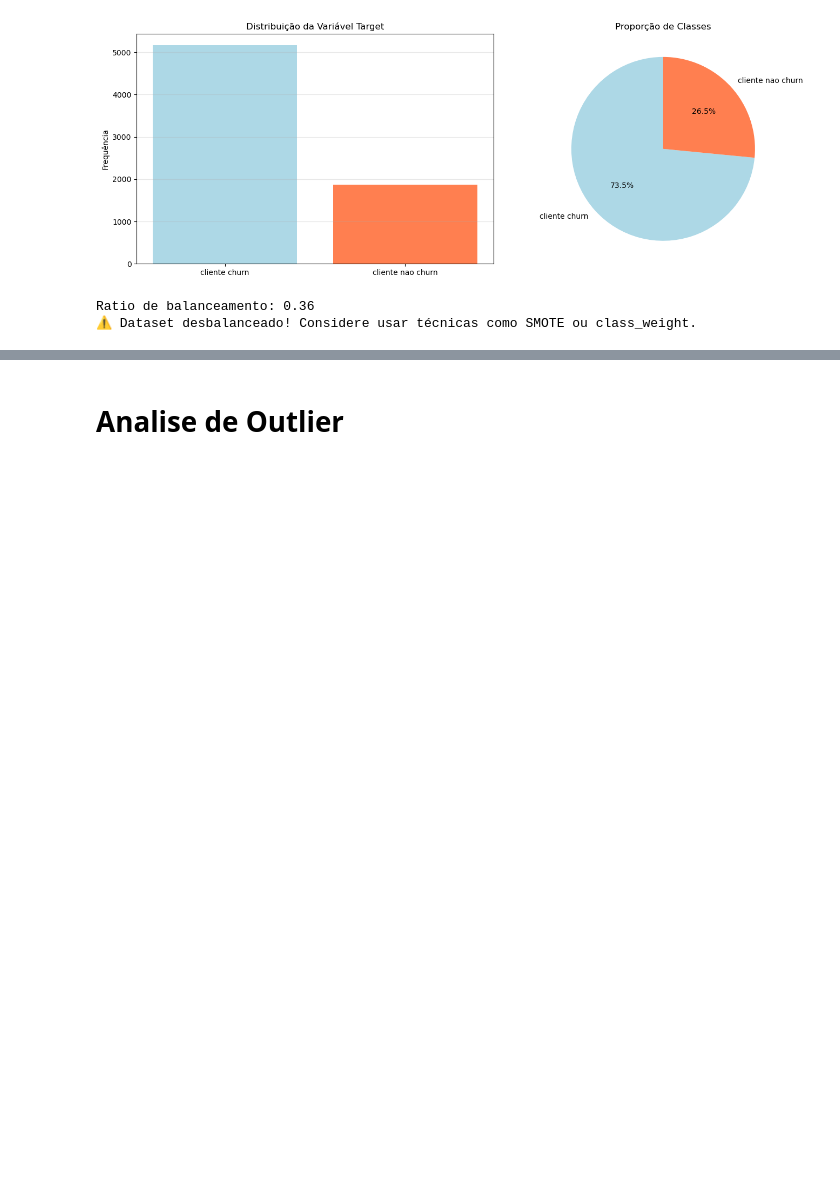
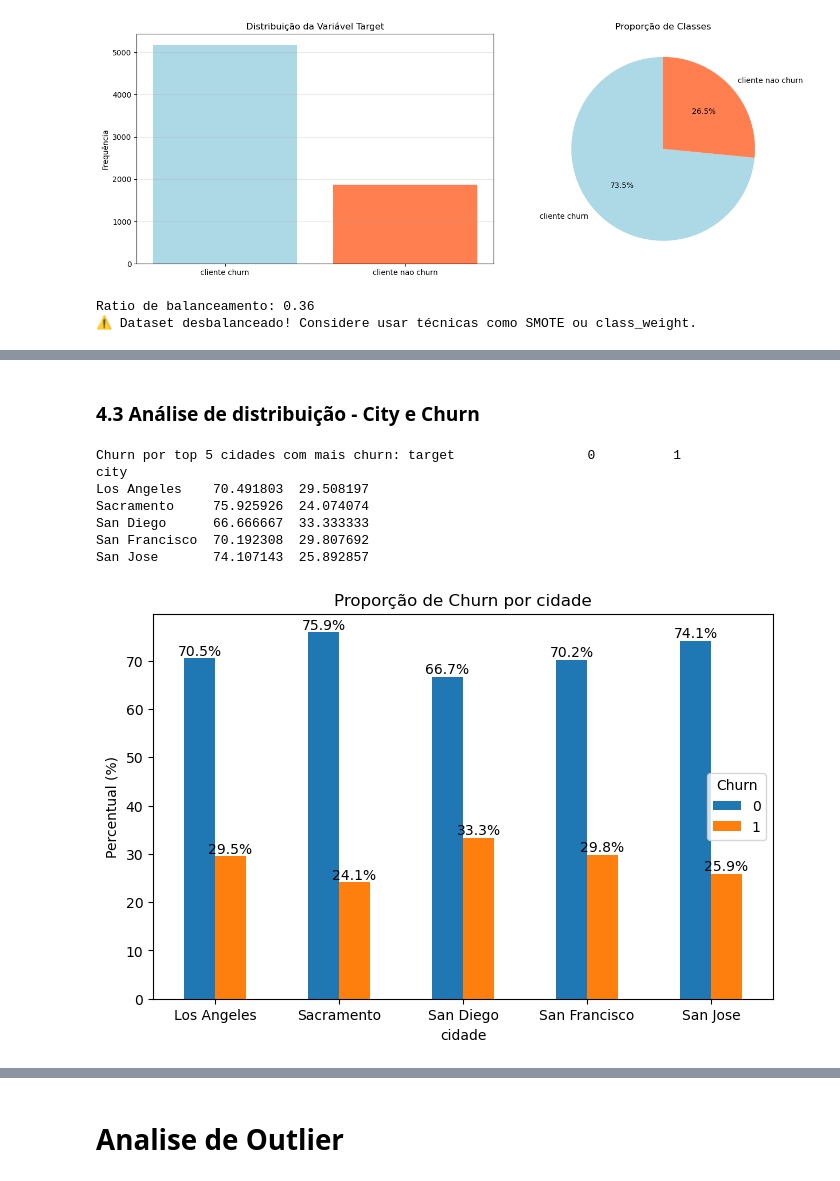
Before and after one commit to LaraGSilva/projeto-tech-challenge-churn, a Jupyter notebook: notebooks/EDA.ipynb, the cells around one changed output, grey strips where cells are left out. Saved outputs shown, nothing was run; the diff lists cells and outputs as text; code cells hidden in the pictures; blank space fills up the shorter version.

```diff
--- a/notebooks/EDA.ipynb
+++ b/notebooks/EDA.ipynb
@@ -252,0 +312,29 @@ Ratio de balanceamento: 0.36
+# %% [markdown]
+### 4.3 Análise de distribuição - City e Churn
+# %%
+top_cities = df['city'].value_counts().head(5).index
+df_top = df[df['city'].isin(top_cities)]
+
+churn_city = pd.crosstab(df_top['city'], df_top['target'], normalize='index') * 100
+
+print(F"Churn por top 5 cidades com mais churn: {churn_city}")
+ax = churn_city.plot(kind='bar', figsize=(8,5))
+
+for container in ax.containers:
+    ax.bar_label(container, fmt='%.1f%%')
+
+plt.title('Proporção de Churn por cidade')
+plt.ylabel('Percentual (%)')
+plt.xlabel('cidade')
+plt.xticks(rotation=0)
+plt.legend(title='Churn')
+plt.show()
+# %% [output]
+Churn por top 5 cidades com mais churn: target                 0          1
+city
+Los Angeles    70.491803  29.508197
+Sacramento     75.925926  24.074074
+San Diego      66.666667  33.333333
+San Francisco  70.192308  29.807692
+San Jose       74.107143  25.892857
+[figure, added]
```
Also changed, not shown: parts of 13 cells of this notebook, 8 other files.
